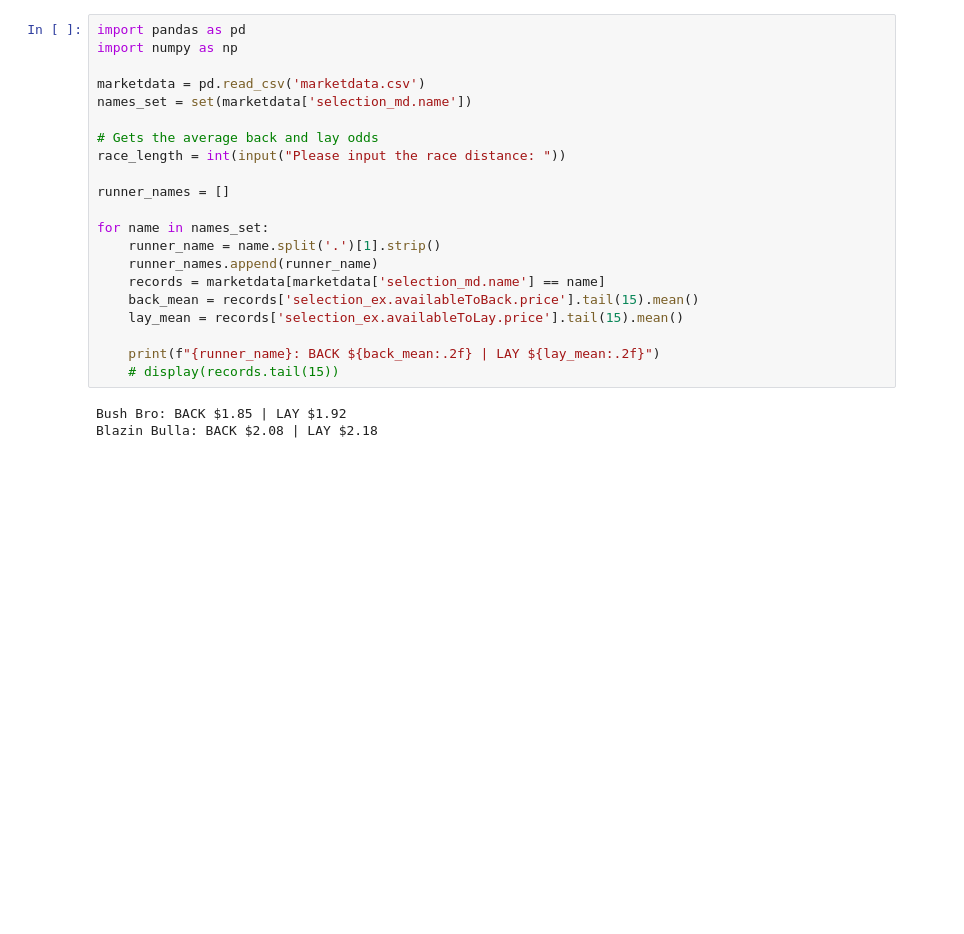
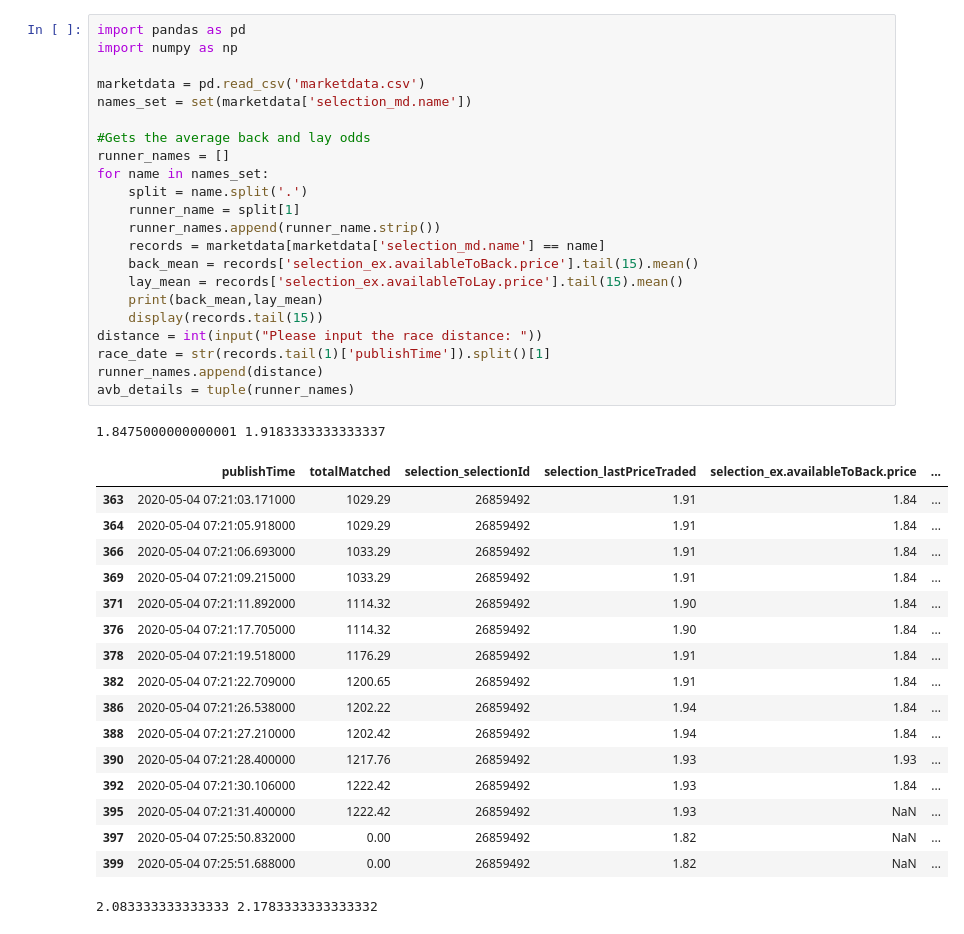
Before and after one commit to AkooshR/Greyhound-Racing-Model, a Jupyter notebook: model.ipynb, the cells around one changed output. Drawn from its saved outputs; the diff is of its cells as text; blank space fills up the shorter version.

```diff
--- a/model.ipynb
+++ b/model.ipynb
@@ -1,24 +1,41 @@
 # %%
 import pandas as pd
 import numpy as np
 
 marketdata = pd.read_csv('marketdata.csv')
 names_set = set(marketdata['selection_md.name'])
 
-# Gets the average back and lay odds
-race_length = int(input("Please input the race distance: "))
-
+#Gets the average back and lay odds
 runner_names = []
-
 for name in names_set:
-    runner_name = name.split('.')[1].strip()
-    runner_names.append(runner_name)
+    split = name.split('.')
+    runner_name = split[1]
+    runner_names.append(runner_name.strip())
     records = marketdata[marketdata['selection_md.name'] == name]
     back_mean = records['selection_ex.availableToBack.price'].tail(15).mean()
     lay_mean = records['selection_ex.availableToLay.price'].tail(15).mean()
-
-    print(f"{runner_name}: BACK ${back_mean:.2f} | LAY ${lay_mean:.2f}")
-    # display(records.tail(15))
+    print(back_mean,lay_mean)
+    display(records.tail(15))
+distance = int(input("Please input the race distance: "))
+race_date = str(records.tail(1)['publishTime']).split()[1]
+runner_names.append(distance)
+avb_details = tuple(runner_names)
 # %% [output]
-Bush Bro: BACK $1.85 | LAY $1.92
-Blazin Bulla: BACK $2.08 | LAY $2.18
+1.8475000000000001 1.9183333333333337
+|  | publishTime | totalMatched | selection_selectionId | selection_lastPriceTraded | selection_ex.availableToBack.price | ... |
+| 363 | 2020-05-04 07:21:03.171000 | 1029.29 | 26859492 | 1.91 | 1.84 | ... |
+| 364 | 2020-05-04 07:21:05.918000 | 1029.29 | 26859492 | 1.91 | 1.84 | ... |
+| 366 | 2020-05-04 07:21:06.693000 | 1033.29 | 26859492 | 1.91 | 1.84 | ... |
+| 369 | 2020-05-04 07:21:09.215000 | 1033.29 | 26859492 | 1.91 | 1.84 | ... |
+| 371 | 2020-05-04 07:21:11.892000 | 1114.32 | 26859492 | 1.90 | 1.84 | ... |
+| 376 | 2020-05-04 07:21:17.705000 | 1114.32 | 26859492 | 1.90 | 1.84 | ... |
+| 378 | 2020-05-04 07:21:19.518000 | 1176.29 | 26859492 | 1.91 | 1.84 | ... |
+| 382 | 2020-05-04 07:21:22.709000 | 1200.65 | 26859492 | 1.91 | 1.84 | ... |
+| 386 | 2020-05-04 07:21:26.538000 | 1202.22 | 26859492 | 1.94 | 1.84 | ... |
+| 388 | 2020-05-04 07:21:27.210000 | 1202.42 | 26859492 | 1.94 | 1.84 | ... |
+| 390 | 2020-05-04 07:21:28.400000 | 1217.76 | 26859492 | 1.93 | 1.93 | ... |
+| 392 | 2020-05-04 07:21:30.106000 | 1222.42 | 26859492 | 1.93 | 1.84 | ... |
+| 395 | 2020-05-04 07:21:31.400000 | 1222.42 | 26859492 | 1.93 | NaN | ... |
+| 397 | 2020-05-04 07:25:50.832000 | 0.00 | 26859492 | 1.82 | NaN | ... |
+| 399 | 2020-05-04 07:25:51.688000 | 0.00 | 26859492 | 1.82 | NaN | ... |
+2.083333333333333 2.1783333333333332
```
Also changed, not shown: parts of 2 cells of this notebook, 1 other file.
